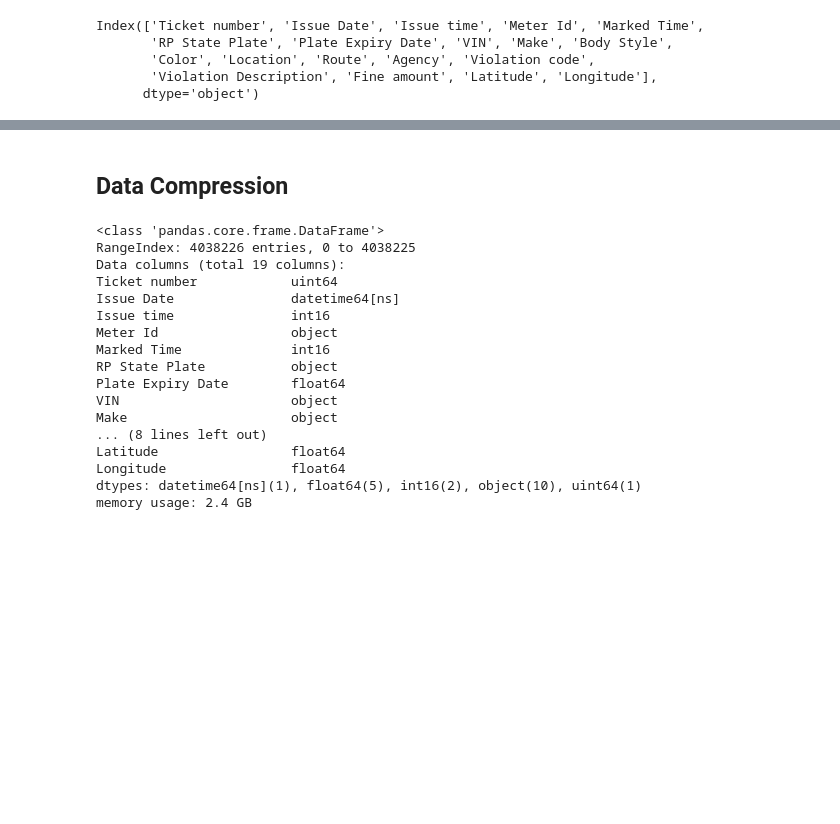
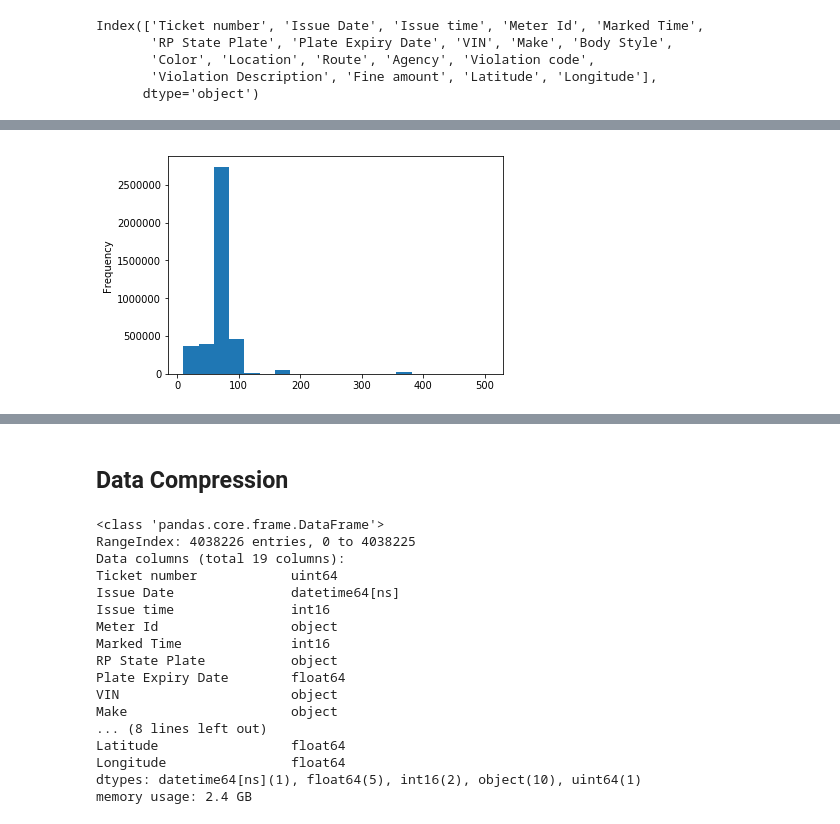
Before and after one commit to jachen36/2018_la_parking_citation, a Jupyter notebook: cleaning.ipynb, the cells around one changed output, grey strips where cells are left out. Saved outputs shown, nothing was run; the diff lists cells and outputs as text; code cells hidden in the pictures; blank space fills up the shorter version.

Commit message:
Finished labeling Agency and is currently working on imputing nan of Fine Amount

```diff
--- a/cleaning.ipynb
+++ b/cleaning.ipynb
@@ -937,0 +952,6 @@ Not enough information to confidently infer actual color type.
+# %%
+## Fill NaN as 0 before integer conversion
+df.Agency.fillna(value = 0, inplace = True)
+## Convert column into integer
+df['Agency'] = pd.to_numeric(df['Agency'], downcast='unsigned').astype('str')
+print('Number of NaN: {}'.format(df.Agency.isna().sum()))
@@ -937,0 +1003,5 @@ Not enough information to confidently infer actual color type.
+# %%
+## Replace Agency code with Shorten Name
+df.Agency.replace(agency_label, inplace=True)
+## Convert dtype to category
+df['Agency'] = df['Agency'].astype('category')
@@ -945,0 +1036,7 @@ Index(['Ticket number', 'Issue Date', 'Issue time', 'Meter Id', 'Marked Time',
+# %%
+df['Fine amount'].plot.hist(bins = 20)
+plt.title('Distribution of Fine Amount')
+plt.xlabel('Fine Amount')
+plt.show()
+# %% [output]
+[figure, added]
```
Also changed, not shown: parts of 28 cells of this notebook, 5 other files.
